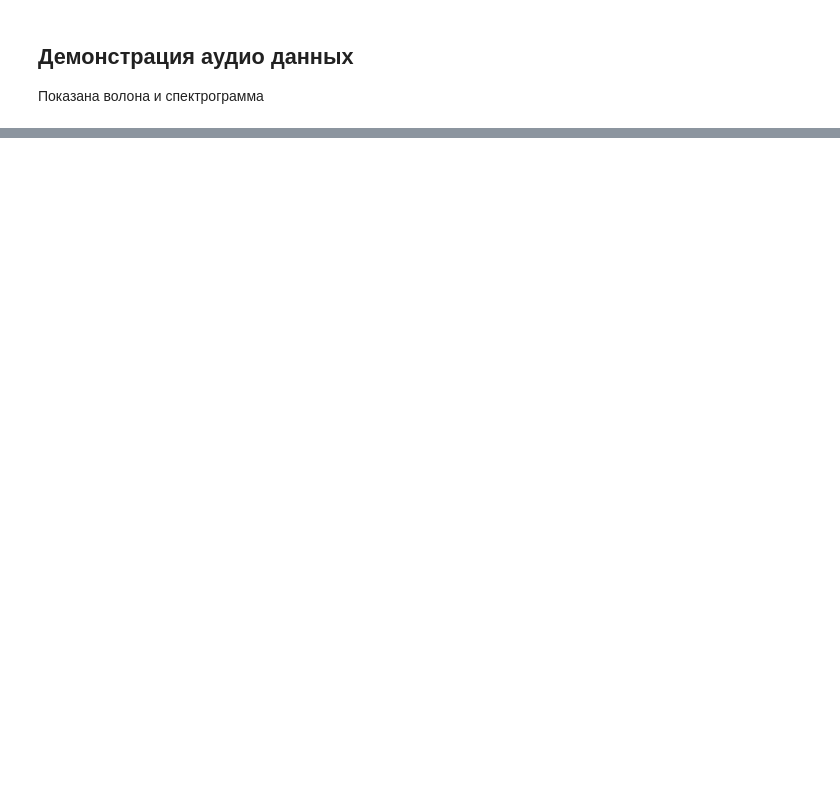
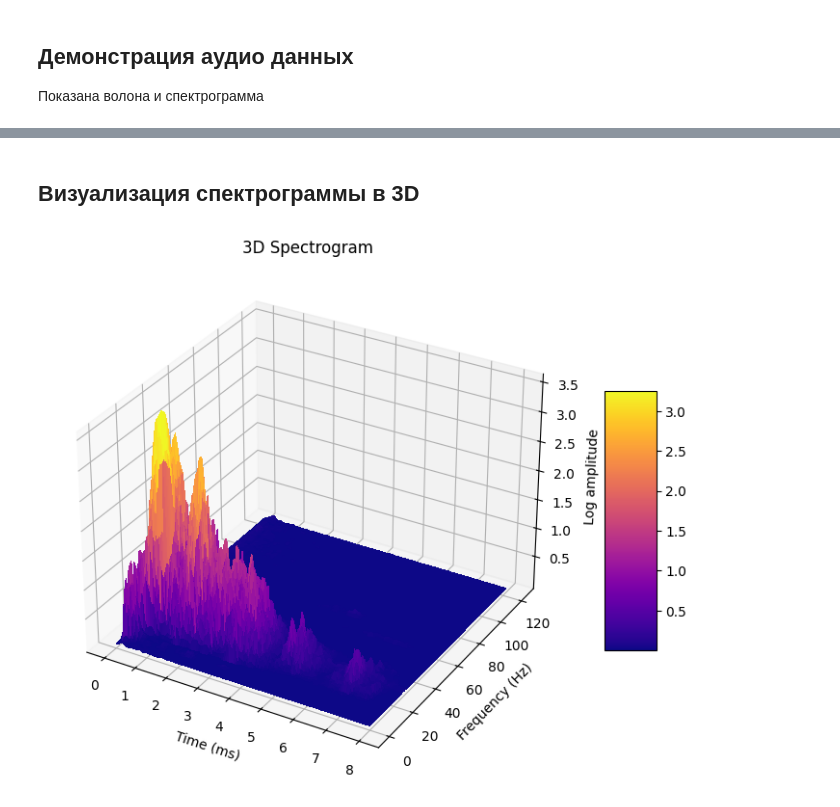
Before and after one commit to nepridumalnik/Jupyter-Notebooks, a Jupyter notebook: speech_recognizer/SpeechRecognizer.ipynb, the cells around one changed output, grey strips where cells are left out. Cells and saved outputs as stored; diff of their text form; code cells hidden in the pictures; blank space fills up the shorter version.

```diff
--- a/speech_recognizer/SpeechRecognizer.ipynb
+++ b/speech_recognizer/SpeechRecognizer.ipynb
@@ -143,0 +213,23 @@ plot.tight_layout()
+# %% [markdown]
+## Визуализация спектрограммы в 3D
+# %%
+time_axis = np.arange(spectrogram.shape[1]) / sample_rate * 1000
+freqs_axis = np.arange(spectrogram.shape[0])
+
+plot = plt.figure(figsize=(10, 7))
+
+subplot_3d = plot.add_subplot(111, projection='3d')
+time, freq = np.meshgrid(time_axis, freqs_axis)
+
+surf = subplot_3d.plot_surface(time, freq, np.log1p(spectrogram),
+                            cmap="plasma", rstride=1, cstride=1,
+                            linewidth=0, antialiased=False)
+
+plot.colorbar(surf, ax=subplot_3d, shrink=0.5, aspect=5)
+
+subplot_3d.set_title("3D Spectrogram")
+subplot_3d.set_xlabel("Time (ms)")
+subplot_3d.set_ylabel("Frequency (Hz)")
+_ = subplot_3d.set_zlabel("Log amplitude")
+# %% [output]
+[figure, added]
```
Also changed, not shown: parts of 10 cells of this notebook.
